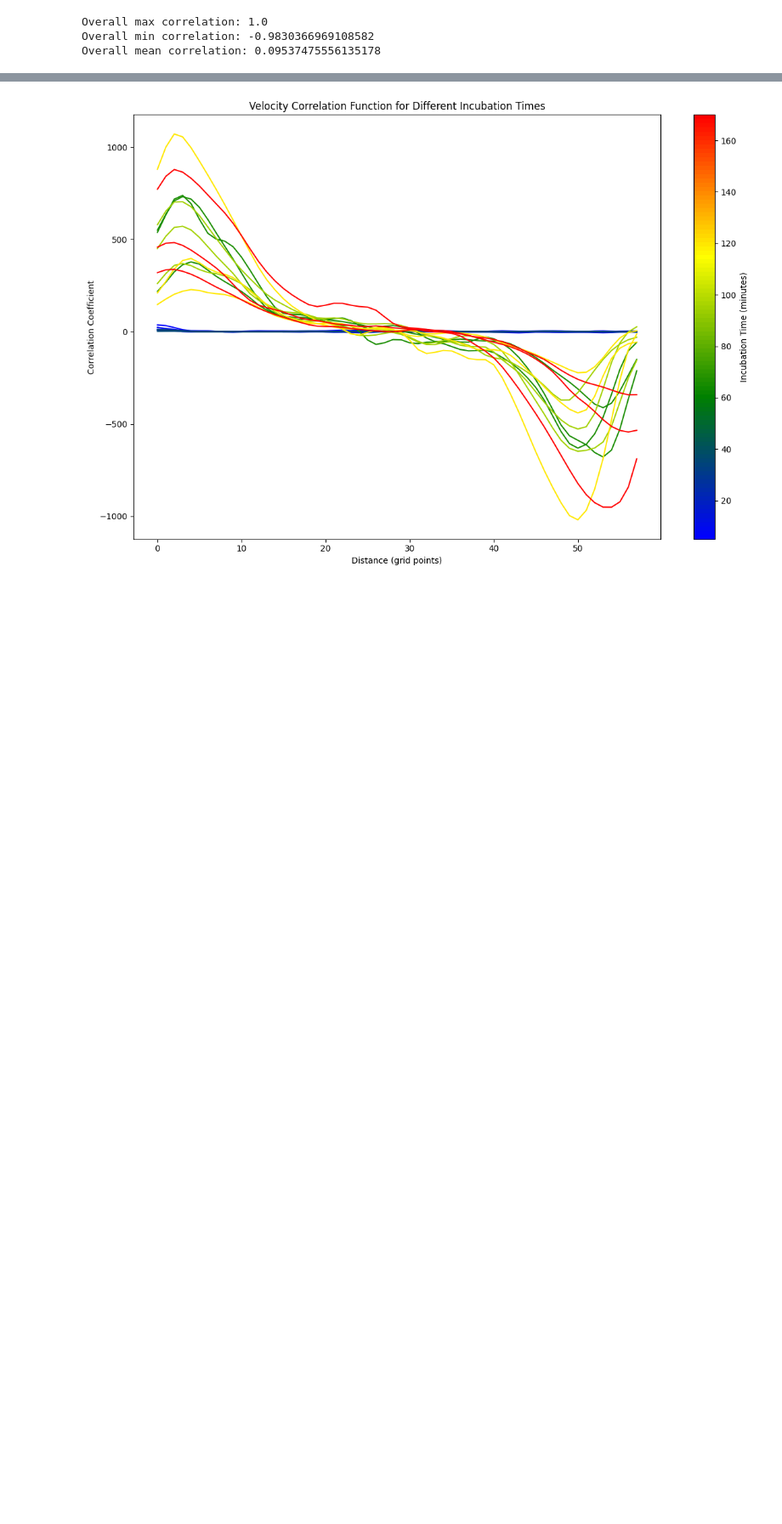
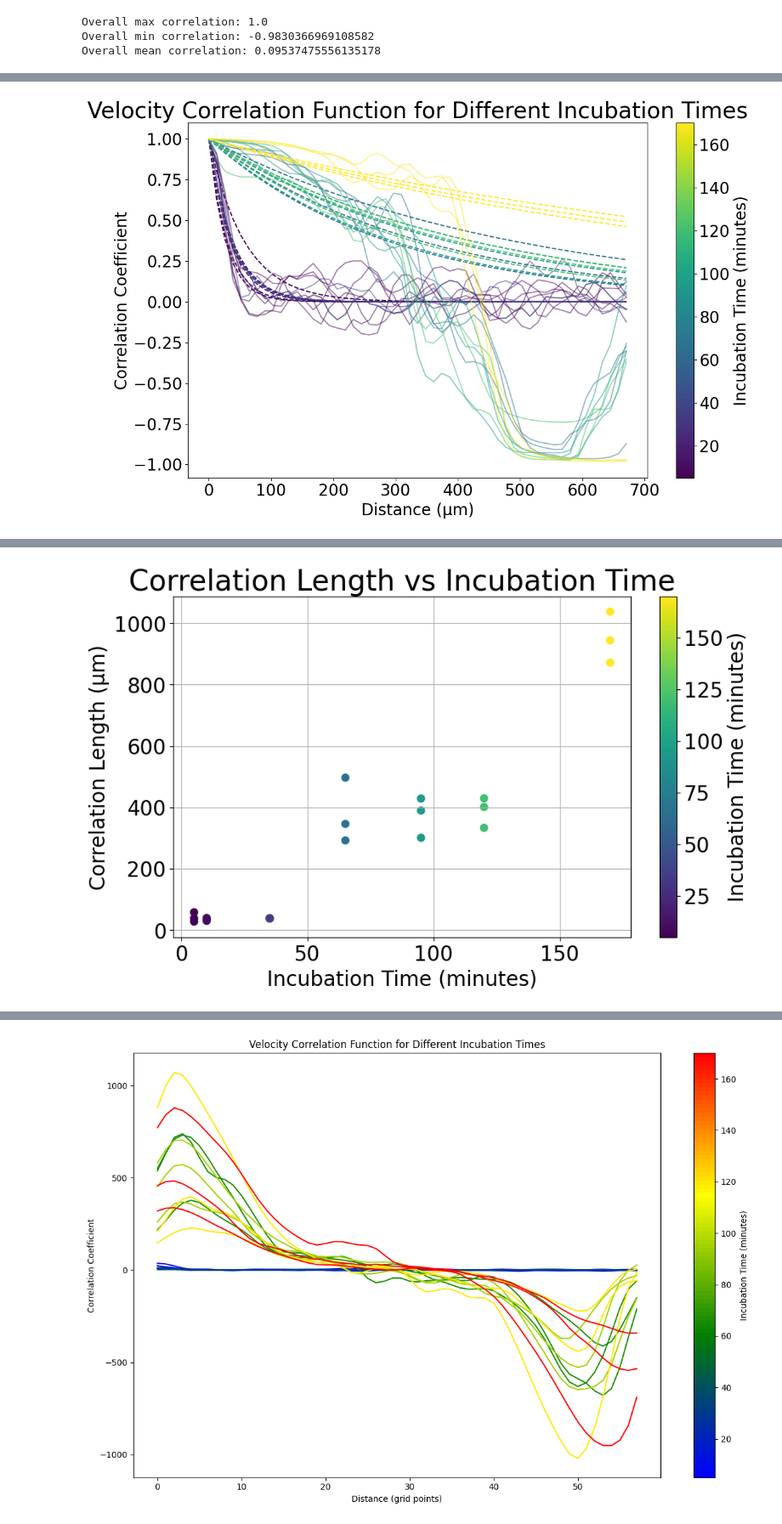
Before and after one commit to shichenliu97/active-matters-programmed-phase-transition, a Jupyter notebook: analysis/autocorrelation.ipynb, the cells around one changed output, grey strips where cells are left out. Shown at 85% size. Saved outputs shown, nothing was run; the diff lists cells and outputs as text; code cells hidden in the pictures; blank space fills up the shorter version.

```diff
--- a/analysis/autocorrelation.ipynb
+++ b/analysis/autocorrelation.ipynb
@@ -233,0 +491,74 @@ print(df_results)
+# %%
+import numpy as np
+import matplotlib.pyplot as plt
+from matplotlib.colors import Normalize
+from scipy.optimize import curve_fit
+
+def exp_decay(x, A, l):
+    return A * np.exp(-x / l)
+
+def fit_correlation(distances, correlation):
+    # Use only the positive part of the correlation
+    positive_mask = correlation > 0
+    x = distances[positive_mask]
+    y = correlation[positive_mask]
+
+    # Perform the fit
+    try:
+        popt, _ = curve_fit(exp_decay, x, y, p0=[1, 100], bounds=([0, 0], [1, np.inf]))
+        return popt[1]  # Return the characteristic length
+    except:
+        return np.nan  # Return NaN if fitting fails
+
+# Assuming you have your data in incubation_times and all_correlations lists
+incubation_times = list(incubation_times)
+data_pairs = list(zip(incubation_times, all_correlations))
+sorted_data = sorted(data_pairs, key=lambda x: x[0])
+incubation_times, all_correlations = zip(*sorted_data)
+
+# Set up the colormap
+norm = Normalize(vmin=min(incubation_times), vmax=max(incubation_times))
+cmap = plt.get_cmap('viridis')
+
+# Plotting the Velocity Correlation Function
+plt.figure(figsize=(12, 8))
+
+correlation_lengths = []
+
+for time, correlation in zip(incubation_times, all_correlations):
+    distances = np.arange(len(correlation)) * 0.43 * 30  # µm
+
+    corr_length = fit_correlation(distances, correlation)
+    correlation_lengths.append(corr_length)
+
+    color = cmap(norm(time))
+    plt.plot(distances, correlation, color=color, alpha=0.5)
+
+    # Plot the fitted curve
+    if not np.isnan(corr_length):
+        fitted_curve = exp_decay(distances, 1, corr_length)
+        plt.plot(distances, fitted_curve, color=color, linestyle='--',
+                 label=f'{time} min (L_c = {corr_length:.2f} µm)')
+
+plt.xlabel('Distance (µm)')
+plt.ylabel('Correlation Coefficient')
+plt.title('Velocity Correlation Function for Different Incubation Times')
+plt.colorbar(plt.cm.ScalarMappable(norm=norm, cmap=cmap), label='Incubation Time (minutes)')
+plt.tight_layout()
+plt.show()
+
+# Print correlation lengths
+for time, length in zip(incubation_times, correlation_lengths):
+    print(f"Incubation time: {time} min, Correlation length: {length:.2f} µm")
+
+# Plotting Correlation Length vs Incubation Time
+plt.figure(figsize=(10, 6))
+scatter = plt.scatter(incubation_times, correlation_lengths, c=incubation_times, cmap='viridis', norm=norm, s=50)
+plt.colorbar(scatter, label='Incubation Time (minutes)')
+plt.xlabel('Incubation Time (minutes)')
+plt.ylabel('Correlation Length (µm)')
+plt.title('Correlation Length vs Incubation Time')
+plt.grid(True)
+plt.show()
+# %% [output]
+[figure, added]
@@ -233,0 +582 @@ print(df_results)
+[figure, added]
```
Also changed, not shown: parts of 10 cells of this notebook.
